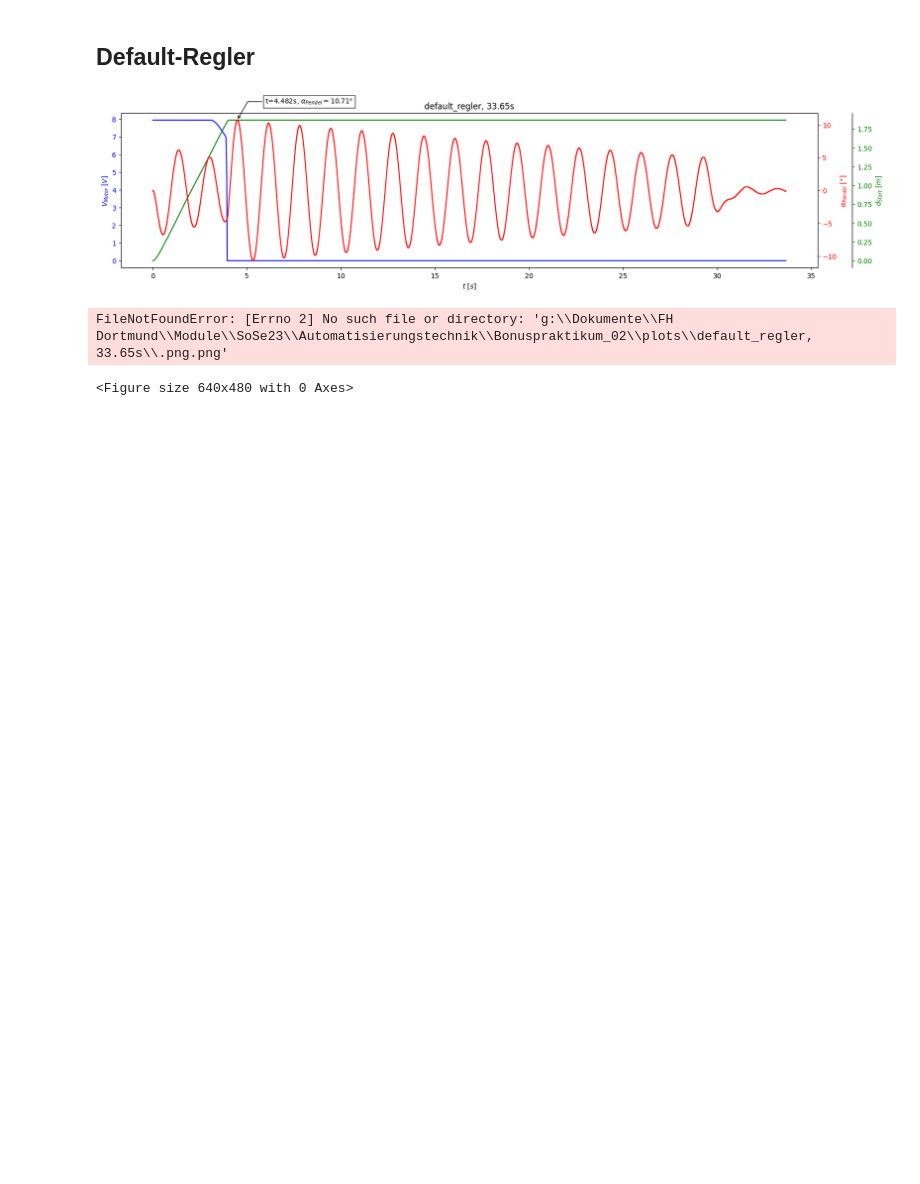
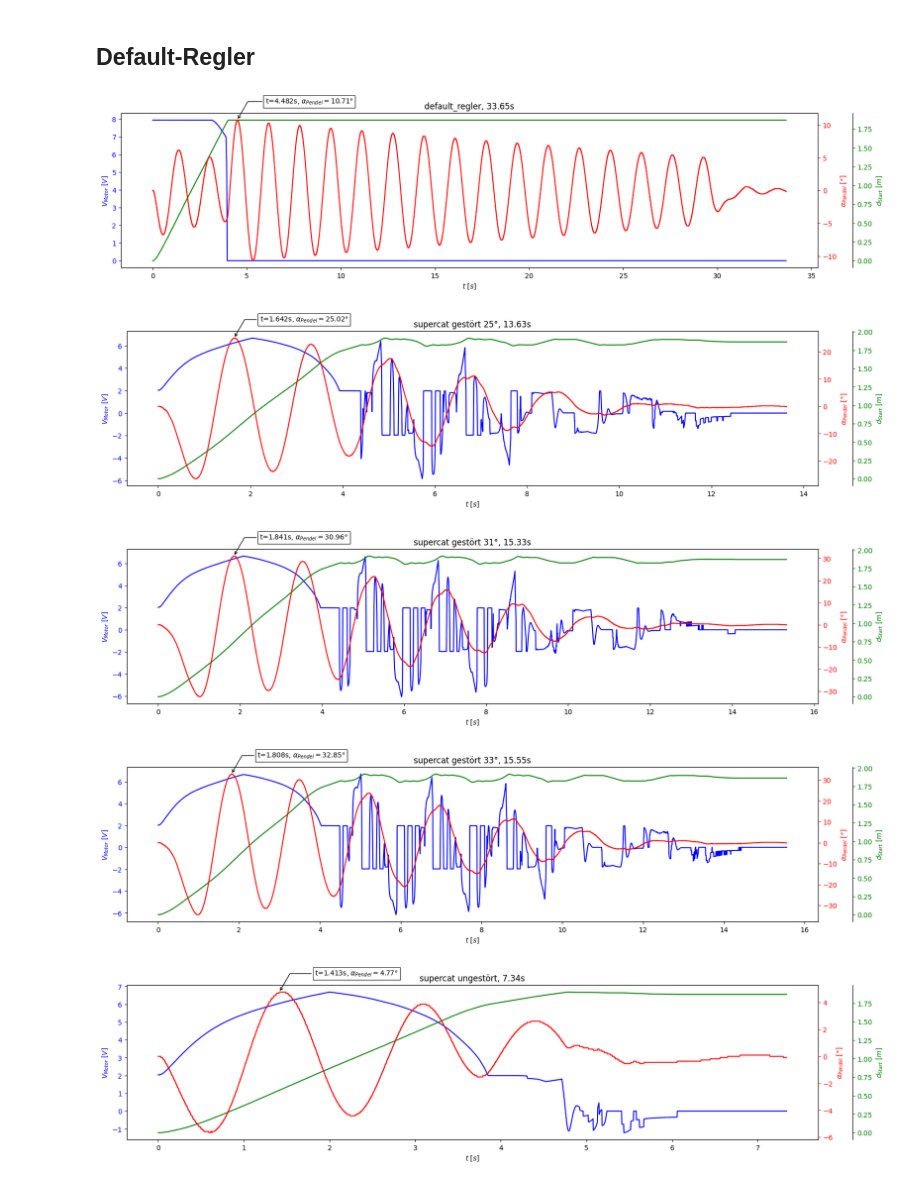
Before and after one commit to cuteredpwnda/automatisierungstechnik, a Jupyter notebook: Bonuspraktikum_02/Auswertung_02.ipynb, the cells around one changed output. Drawn from its saved outputs; the diff is of its cells as text; code cells hidden in the pictures; blank space fills up the shorter version.

Commit message:
add plots

```diff
--- a/Bonuspraktikum_02/Auswertung_02.ipynb
+++ b/Bonuspraktikum_02/Auswertung_02.ipynb
@@ -83,25 +83,28 @@ def annot_max(df, ax=None):
 # %%
 # get csv data
 results = glob(os.path.join(os.path.join(DATA_PATH, "*.txt")))
 
 for r in results:
     file_name = ' '.join(os.path.basename(r).split(' ')[0:-1])
     df = read_data(r)
 
     # interpolate
     df_interpol = interpolate_df(df)
 
     # create plot
     _, ax1, ax2, ax3 = create_plot(df_interpol)
 
     annot_max(df, ax=ax2)
 
     title = file_name + f", {round(max(df.index), 2)}s"
 
     plt.title(title)
+    file_path = os.path.join(PLOT_PATH, title) + '.png'
+    plt.savefig(file_path, dpi=250)
     plt.show()
-    plt.savefig(os.path.join(PLOT_PATH, title))
 # %% [output]
 [figure]
-FileNotFoundError: [Errno 2] No such file or directory: 'g:\\Dokumente\\FH Dortmund\\Module\\SoSe23\\Automatisierungstechnik\\Bonuspraktikum_02\\plots\\default_regler, 33.65s\\.png.png'
-<Figure size 640x480 with 0 Axes>
+[figure, added]
+[figure, added]
+[figure, added]
+[figure, added]
```
Also changed, not shown: parts of 1 cell of this notebook, 6 other files.
